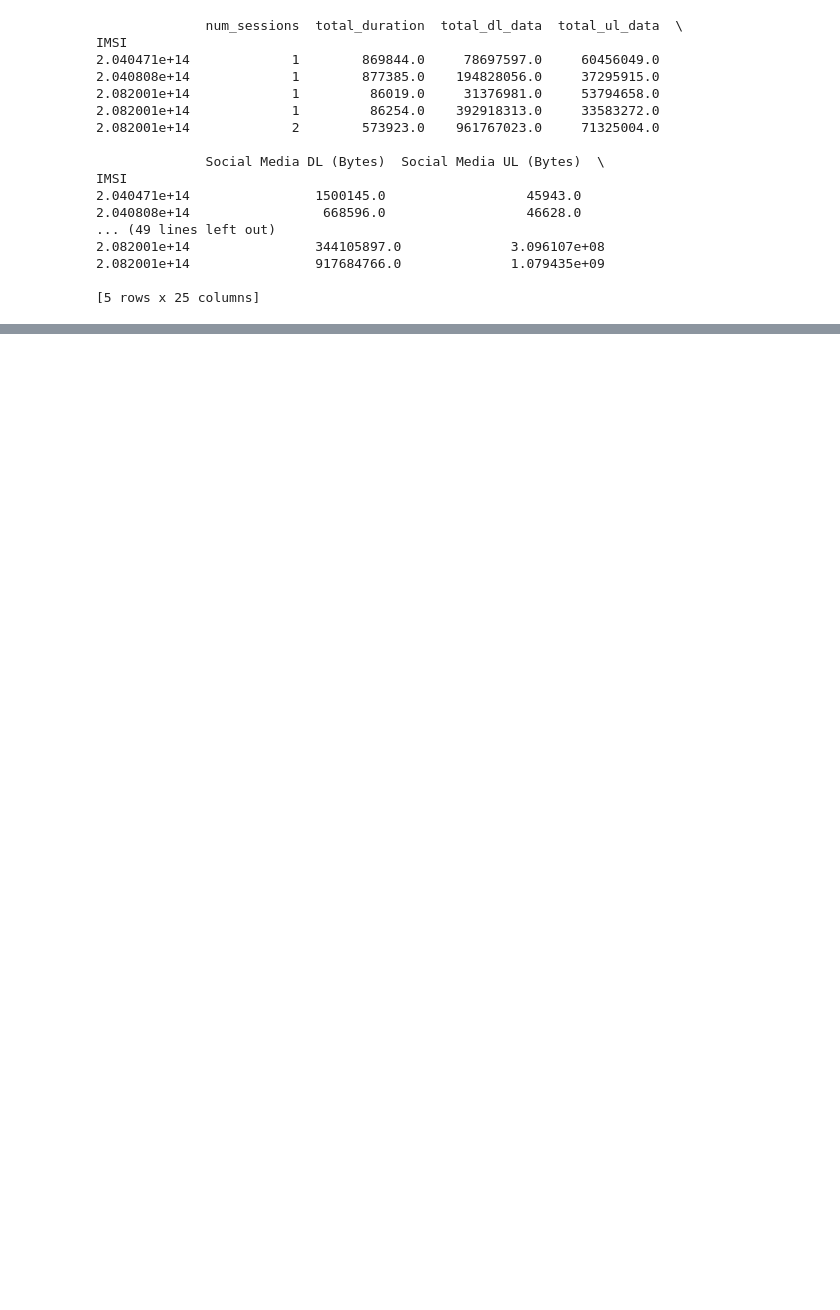
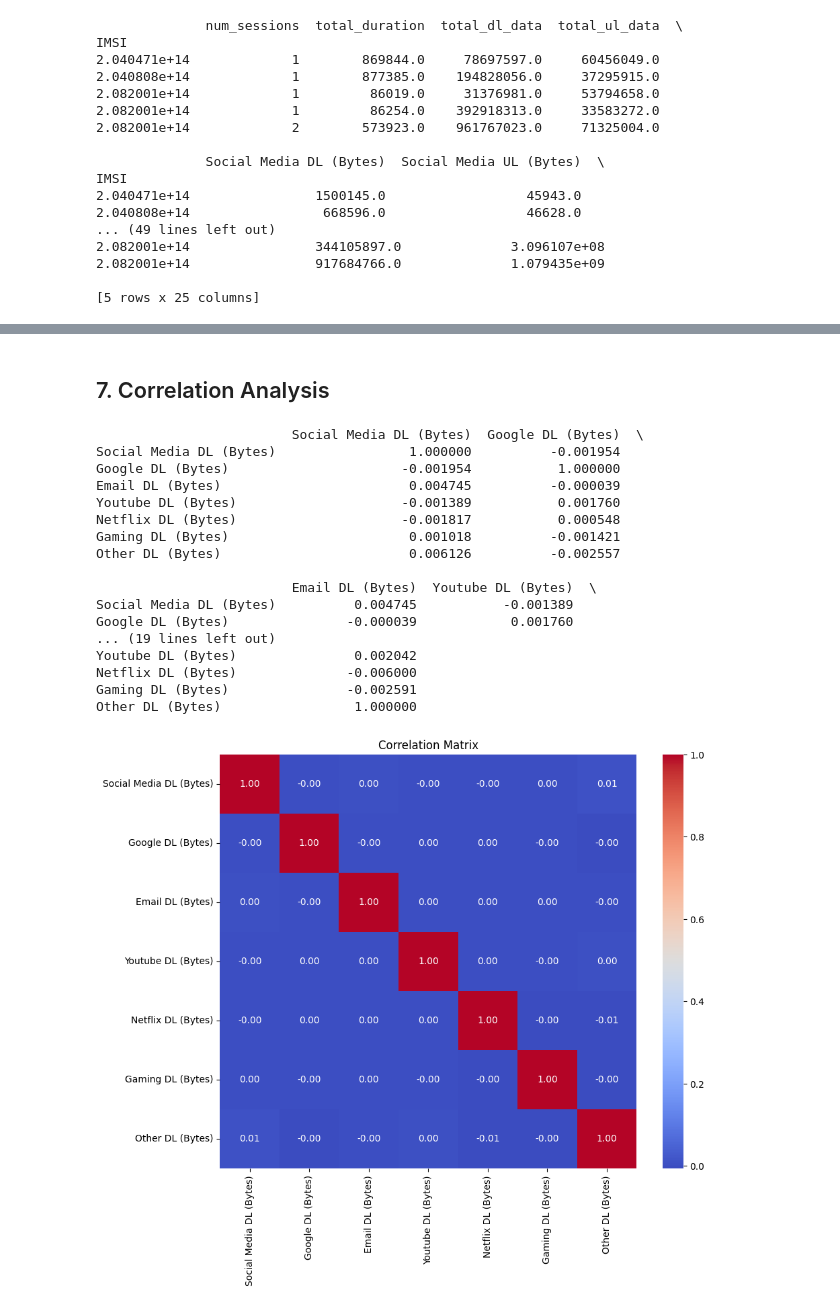
Before and after one commit to habteyesasfaw/TellCo-Telecom-User-Analytics, a Jupyter notebook: notebooks/Telecom_xDR_Analysis.ipynb, the cells around one changed output, grey strips where cells are left out. Cells and saved outputs as stored; diff of their text form; code cells hidden in the pictures; blank space fills up the shorter version.

```diff
--- a/notebooks/Telecom_xDR_Analysis.ipynb
+++ b/notebooks/Telecom_xDR_Analysis.ipynb
@@ -292,0 +469,32 @@ IMSI
+# %% [markdown]
+## 7. Correlation Analysis
+# %%
+# Compute the correlation matrix
+correlation_matrix = df[['Social Media DL (Bytes)', 'Google DL (Bytes)', 'Email DL (Bytes)',
+                         'Youtube DL (Bytes)', 'Netflix DL (Bytes)', 'Gaming DL (Bytes)', 'Other DL (Bytes)']].corr()
+print(correlation_matrix)
+
+# Plot correlation matrix
+plt.figure(figsize=(10, 8))
+sns.heatmap(correlation_matrix, annot=True, cmap='coolwarm', fmt='.2f')
+plt.title('Correlation Matrix')
+plt.show()
+# %% [output]
+                         Social Media DL (Bytes)  Google DL (Bytes)  \
+Social Media DL (Bytes)                 1.000000          -0.001954
+Google DL (Bytes)                      -0.001954           1.000000
+Email DL (Bytes)                        0.004745          -0.000039
+Youtube DL (Bytes)                     -0.001389           0.001760
+Netflix DL (Bytes)                     -0.001817           0.000548
+Gaming DL (Bytes)                       0.001018          -0.001421
+Other DL (Bytes)                        0.006126          -0.002557
+
+                         Email DL (Bytes)  Youtube DL (Bytes)  \
+Social Media DL (Bytes)          0.004745           -0.001389
+Google DL (Bytes)               -0.000039            0.001760
+... (19 lines left out)
+Youtube DL (Bytes)               0.002042
+Netflix DL (Bytes)              -0.006000
+Gaming DL (Bytes)               -0.002591
+Other DL (Bytes)                 1.000000
+[figure, added]
```
Also changed, not shown: parts of 24 cells of this notebook.
